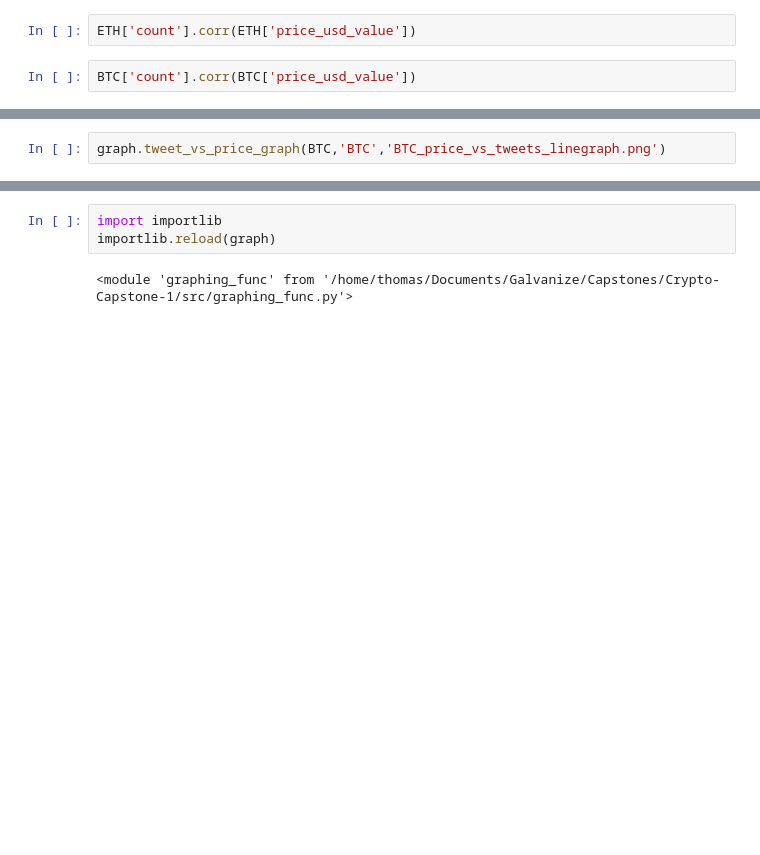
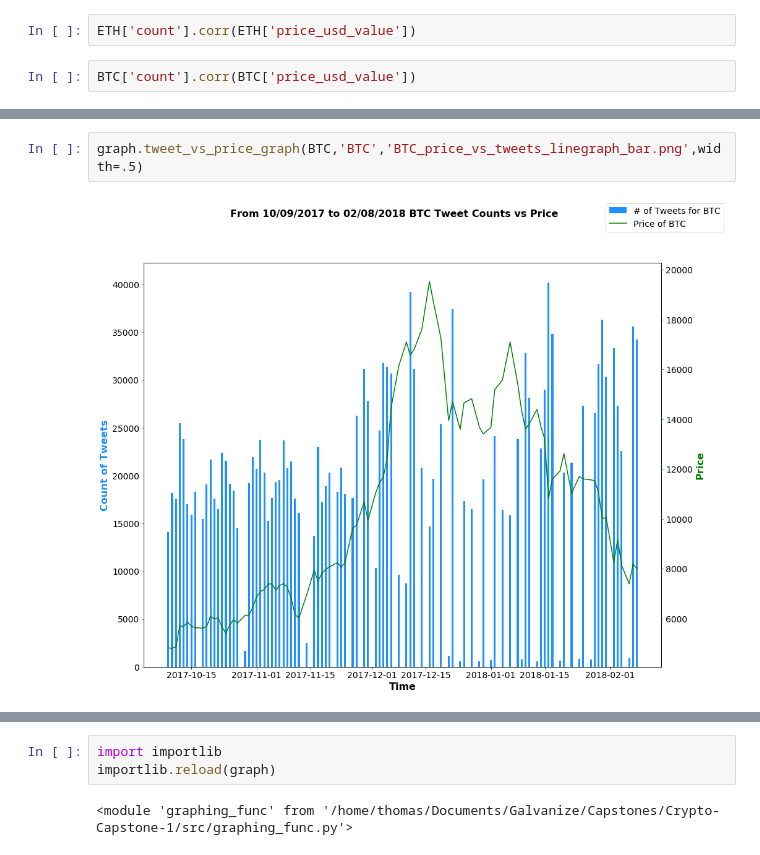
Before and after one commit to ThomasADuffy/Crypto-Capstone-1, a Jupyter notebook: notebooks/graphing_notebook.ipynb, the cells around one changed output, grey strips where cells are left out. Drawn from its saved outputs; the diff is of its cells as text; blank space fills up the shorter version.

```diff
--- a/notebooks/graphing_notebook.ipynb
+++ b/notebooks/graphing_notebook.ipynb
@@ -76,3 +72,5 @@ graph.scatter_plot(BTC,xcolname='count',ycolname='price_usd_value',color='green'
 # %%
-graph.tweet_vs_price_graph(BTC,'BTC','BTC_price_vs_tweets_linegraph.png')
+graph.tweet_vs_price_graph(BTC,'BTC','BTC_price_vs_tweets_linegraph_bar.png',width=.5)
+# %% [output]
+[figure, added]
 # %%
```
Also changed, not shown: parts of 13 cells of this notebook, 9 other files.
